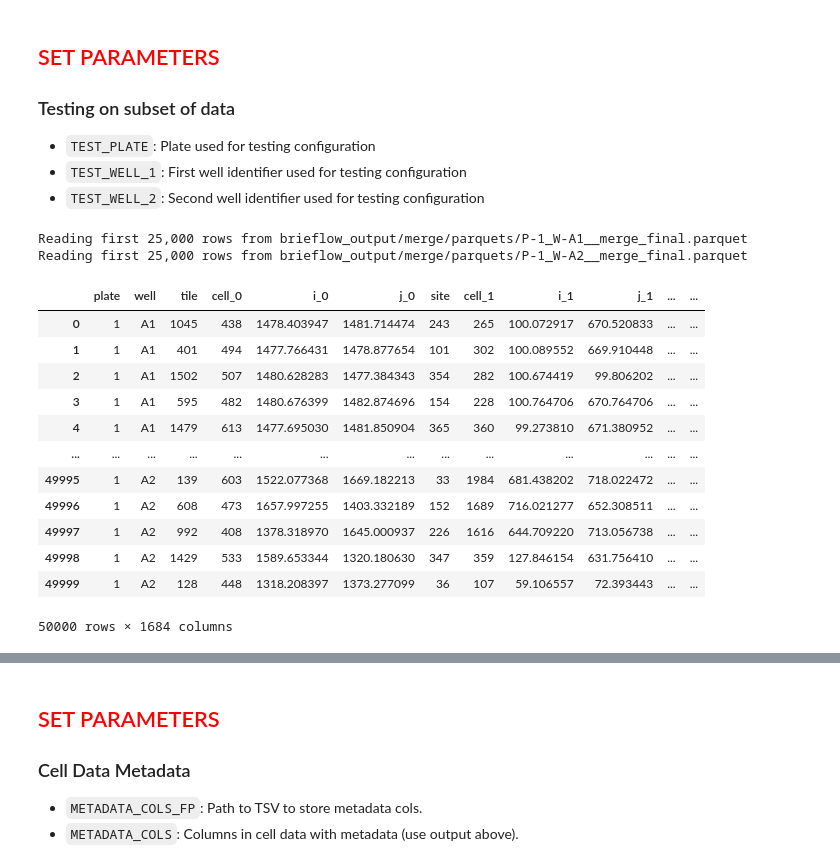
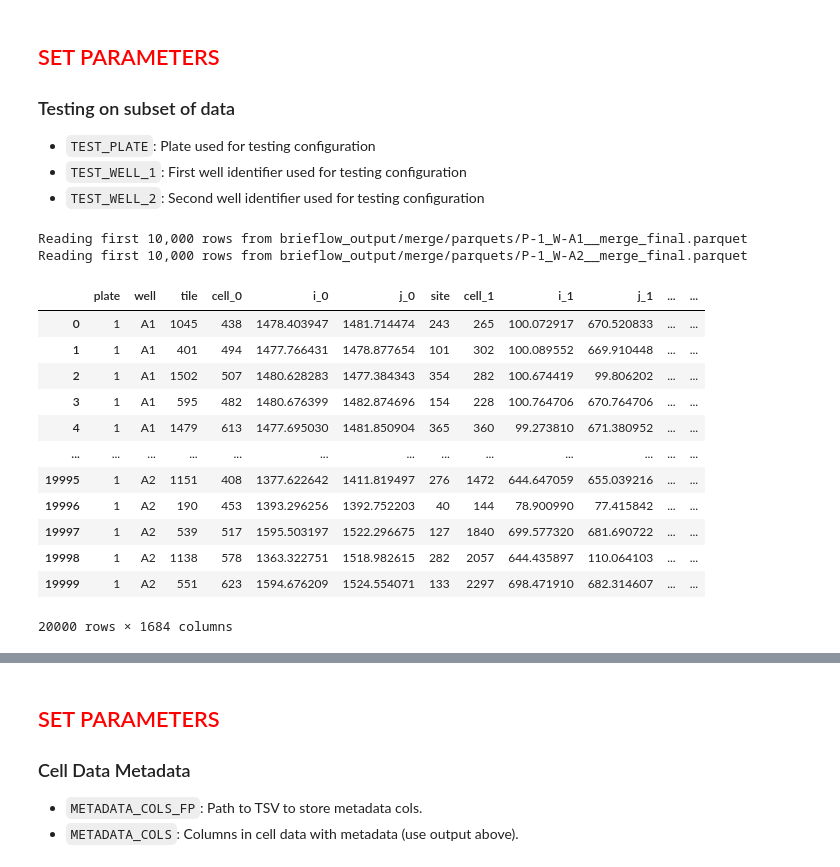
Before and after one commit to cheeseman-lab/denali-analysis, a Jupyter notebook: analysis/7.configure_aggregate_params.ipynb, the cells around one changed output, grey strips where cells are left out. Cells and saved outputs as stored; diff of their text form; code cells hidden in the pictures.

```diff
--- a/analysis/7.configure_aggregate_params.ipynb
+++ b/analysis/7.configure_aggregate_params.ipynb
@@ -63,43 +63,43 @@ TEST_WELL_2 = "A2"
 with open(CONFIG_FILE_PATH, "r") as config_file:
     config = yaml.safe_load(config_file)
 ROOT_FP = Path(config["all"]["root_fp"])
 
 # Load subset of data
 # Takes ~1 minute
 merge_final_fp = (
     ROOT_FP
     / "merge"
     / "parquets"
     / get_filename({"plate": TEST_PLATE, "well": TEST_WELL_1}, "merge_final", "parquet")
 )
-cell_data = load_parquet_subset(merge_final_fp, n_rows=25000)
+cell_data = load_parquet_subset(merge_final_fp, n_rows=10000)
 
 merge_final_fp_2 = (
     ROOT_FP
     / "merge"
     / "parquets"
     / get_filename({"plate": TEST_PLATE, "well": TEST_WELL_2}, "merge_final", "parquet")
 )
-cell_data_2 = load_parquet_subset(merge_final_fp_2, n_rows=25000)
+cell_data_2 = load_parquet_subset(merge_final_fp_2, n_rows=10000)
 
 cell_data = pd.concat([cell_data, cell_data_2], ignore_index=True)
 cell_data
 # %% [output]
-Reading first 25,000 rows from brieflow_output/merge/parquets/P-1_W-A1__merge_final.parquet
-Reading first 25,000 rows from brieflow_output/merge/parquets/P-1_W-A2__merge_final.parquet
+Reading first 10,000 rows from brieflow_output/merge/parquets/P-1_W-A1__merge_final.parquet
+Reading first 10,000 rows from brieflow_output/merge/parquets/P-1_W-A2__merge_final.parquet
 |  | plate | well | tile | cell_0 | i_0 | j_0 | site | cell_1 | i_1 | j_1 | ... | ... |
 | 0 | 1 | A1 | 1045 | 438 | 1478.403947 | 1481.714474 | 243 | 265 | 100.072917 | 670.520833 | ... | ... |
 | 1 | 1 | A1 | 401 | 494 | 1477.766431 | 1478.877654 | 101 | 302 | 100.089552 | 669.910448 | ... | ... |
 | 2 | 1 | A1 | 1502 | 507 | 1480.628283 | 1477.384343 | 354 | 282 | 100.674419 | 99.806202 | ... | ... |
 | 3 | 1 | A1 | 595 | 482 | 1480.676399 | 1482.874696 | 154 | 228 | 100.764706 | 670.764706 | ... | ... |
 | 4 | 1 | A1 | 1479 | 613 | 1477.695030 | 1481.850904 | 365 | 360 | 99.273810 | 671.380952 | ... | ... |
 | ... | ... | ... | ... | ... | ... | ... | ... | ... | ... | ... | ... | ... |
-| 49995 | 1 | A2 | 139 | 603 | 1522.077368 | 1669.182213 | 33 | 1984 | 681.438202 | 718.022472 | ... | ... |
-| 49996 | 1 | A2 | 608 | 473 | 1657.997255 | 1403.332189 | 152 | 1689 | 716.021277 | 652.308511 | ... | ... |
-| 49997 | 1 | A2 | 992 | 408 | 1378.318970 | 1645.000937 | 226 | 1616 | 644.709220 | 713.056738 | ... | ... |
-| 49998 | 1 | A2 | 1429 | 533 | 1589.653344 | 1320.180630 | 347 | 359 | 127.846154 | 631.756410 | ... | ... |
-| 49999 | 1 | A2 | 128 | 448 | 1318.208397 | 1373.277099 | 36 | 107 | 59.106557 | 72.393443 | ... | ... |
+| 19995 | 1 | A2 | 1151 | 408 | 1377.622642 | 1411.819497 | 276 | 1472 | 644.647059 | 655.039216 | ... | ... |
+| 19996 | 1 | A2 | 190 | 453 | 1393.296256 | 1392.752203 | 40 | 144 | 78.900990 | 77.415842 | ... | ... |
+| 19997 | 1 | A2 | 539 | 517 | 1595.503197 | 1522.296675 | 127 | 1840 | 699.577320 | 681.690722 | ... | ... |
+| 19998 | 1 | A2 | 1138 | 578 | 1363.322751 | 1518.982615 | 282 | 2057 | 644.435897 | 110.064103 | ... | ... |
+| 19999 | 1 | A2 | 551 | 623 | 1594.676209 | 1524.554071 | 133 | 2297 | 698.471910 | 682.314607 | ... | ... |
-50000 rows × 1684 columns
+20000 rows × 1684 columns
 # %%
 for col in cell_data.columns:
     print(col)
```
Also changed, not shown: parts of 14 cells of this notebook.
